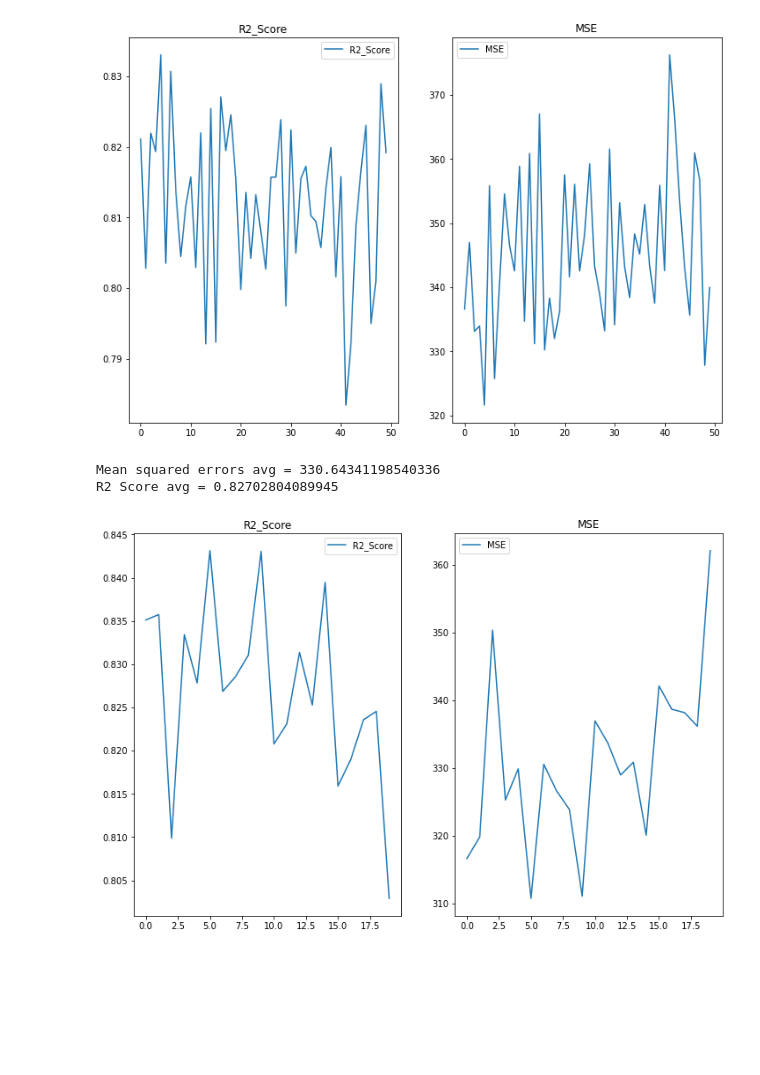
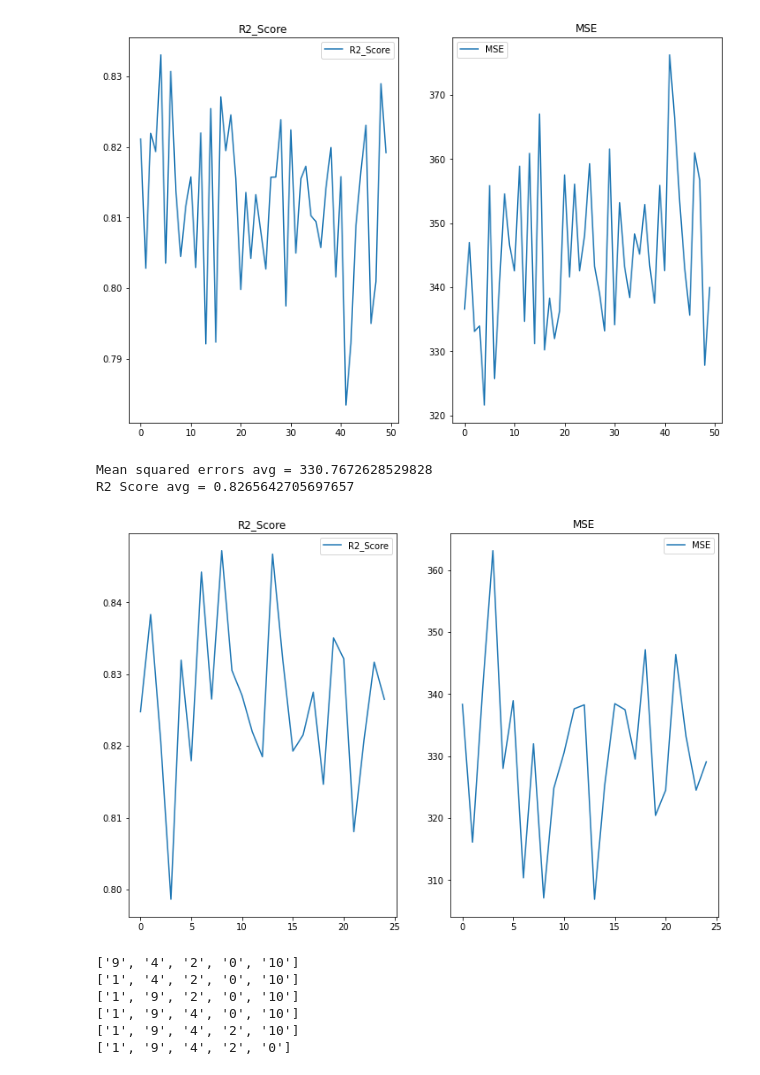
Before and after one commit to mohdos/rai_ds_ml, a Jupyter notebook: testNote.ipynb, the cells around one changed output. Cells and saved outputs as stored; diff of their text form; code cells hidden in the pictures; blank space fills up the shorter version.

```diff
--- a/testNote.ipynb
+++ b/testNote.ipynb
@@ -204,8 +190,24 @@ R2 Score avg = 0.8119942465188007
 [figure]
 # %%
 
-plot_metrics(df, xcolumns=['Latitude', 'Longitude', 'BVHH', 'OperatorAlias', 'formationAlias', 'CompletionDate', 'SpudDate', 'LateralLengthInMiles'], ycolumn='proppantPerFoot', encoding_type=encodingTypes.categorization, normalized=True, test_size=0.2, runtimes=20)
+
+
+plot_metrics(df, xcolumns=['State', 'Basin', 'Latitude', 'Longitude', 'BVHH', 'OperatorAlias', 'formationAlias', 'CompletionDate', 'SpudDate', 'LateralLengthInMiles'], ycolumn='proppantPerFoot', encoding_type=encodingTypes.categorization, normalized=False, test_size=0.2, runtimes=25)
 # %% [output]
-Mean squared errors avg = 330.64341198540336
-R2 Score avg = 0.82702804089945
+Mean squared errors avg = 330.7672628529828
+R2 Score avg = 0.8265642705697657
-[figure, old version]
+[figure, new version]
+# %%
+
+test_lis = ['1', '9', '4', '2', '0', '10']
+for i in range(len(test_lis)):
+    test_lis_copy = test_lis.copy()
+    test_lis_copy.remove(test_lis_copy[i])
+    print(test_lis_copy)
+# %% [output]
+['9', '4', '2', '0', '10']
+['1', '4', '2', '0', '10']
+['1', '9', '2', '0', '10']
+['1', '9', '4', '0', '10']
+['1', '9', '4', '2', '10']
+['1', '9', '4', '2', '0']
```
Also changed, not shown: parts of 12 cells of this notebook, 3 other files.
